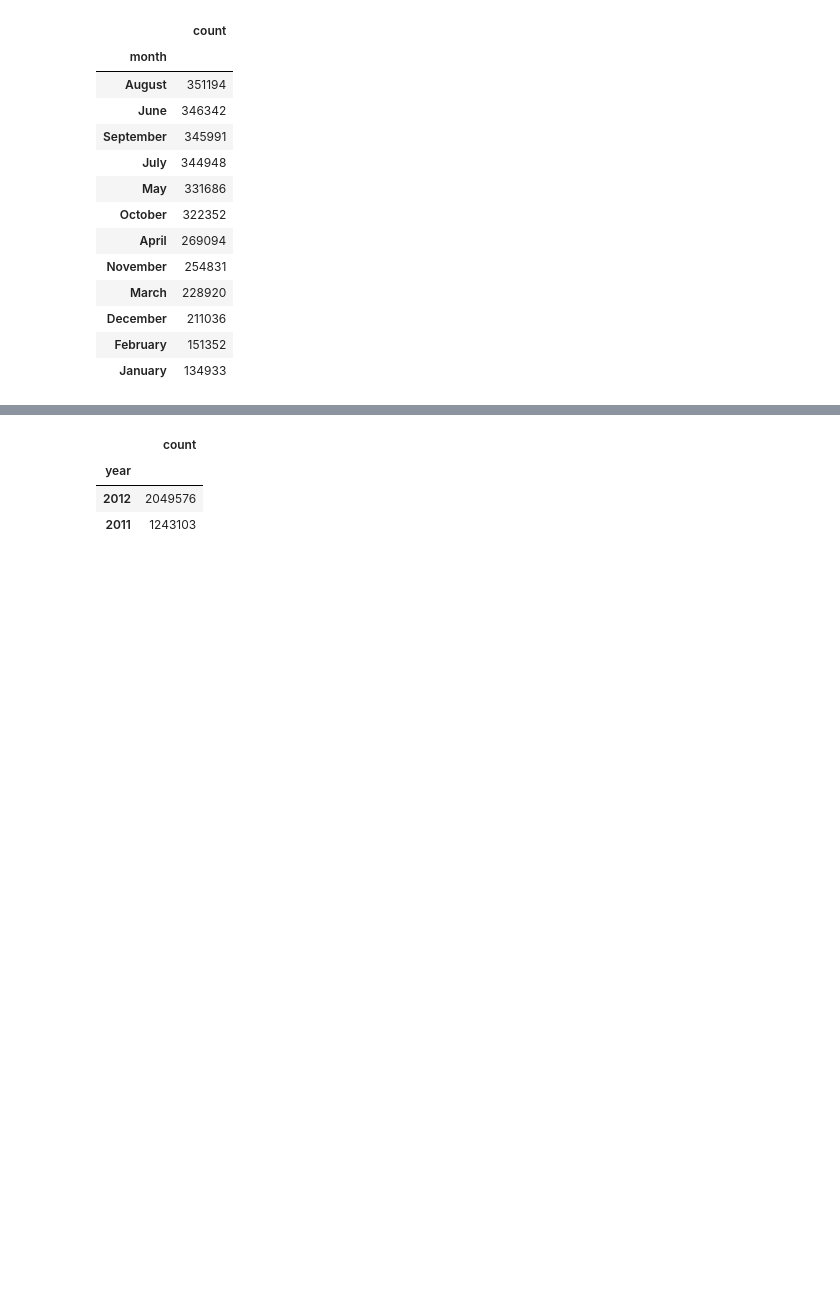
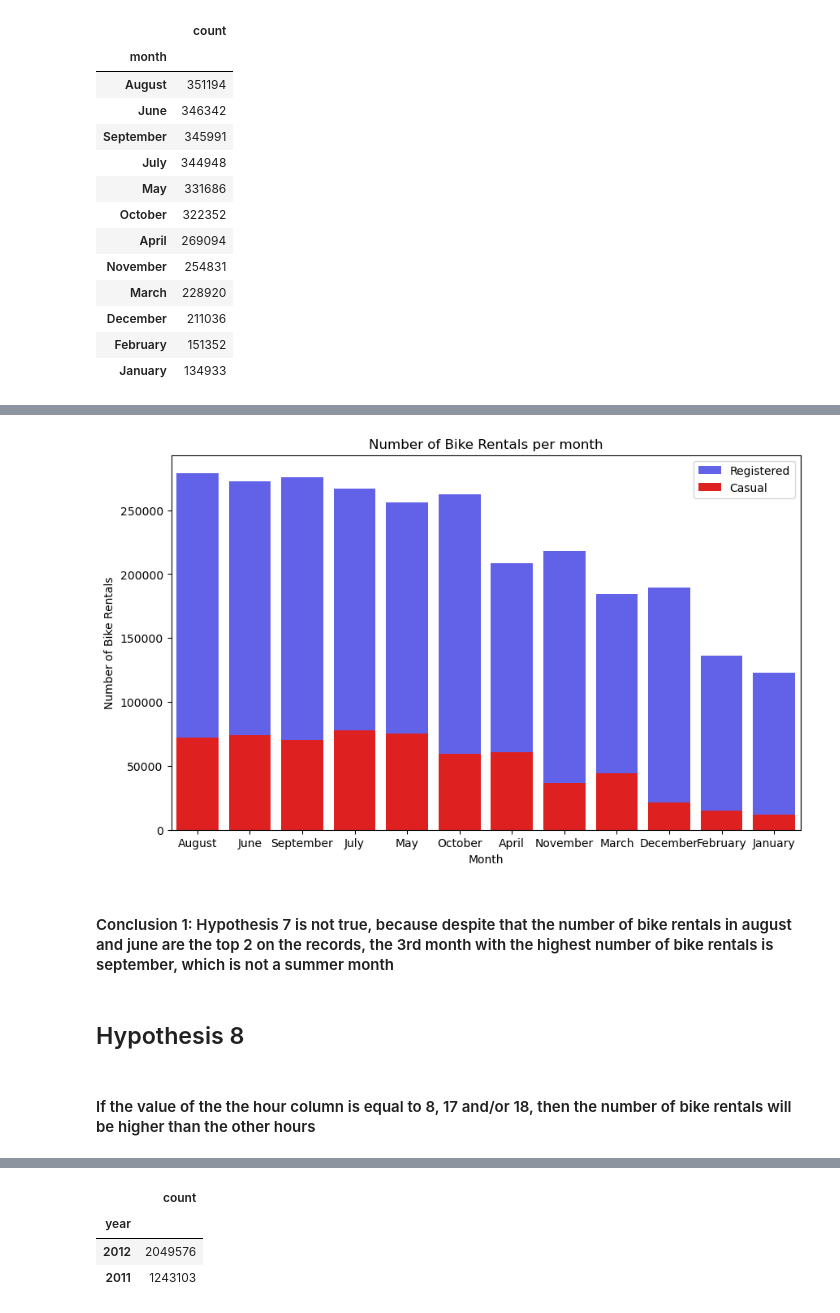
Before and after one commit to MaxLopezSalgado/capital_bike_sharing, a Jupyter notebook: eda/eda.ipynb, the cells around one changed output, grey strips where cells are left out. Saved outputs shown, nothing was run; the diff lists cells and outputs as text; code cells hidden in the pictures; blank space fills up the shorter version.

```diff
--- a/eda/eda.ipynb
+++ b/eda/eda.ipynb
@@ -345,3 +346,7 @@ rentals_per_month
 | December | 211036 |
 | February | 151352 |
 | January | 134933 |
+# %%
+# create a new df for rental_per_month pivot table to check the number of bike rentals in each day using groupby function
+rentals_per_month_df = rentals_time_weather.groupby('month').sum().sort_values(by='count', ascending=False)
+rentals_per_month_df
@@ -347,0 +368,22 @@ rentals_per_month
+# %%
+# create a bar plot that shows the number of bike rentals per month and the type of user
+plt.figure(figsize=(10, 6))
+sns.barplot(x=rentals_per_month_df.index, y=rentals_per_month_df['registered_user'], color='blue', label='Registered', alpha=0.7)   # we need to call this first to get the casual users on top of the registered users in the graph
+sns.barplot(x=rentals_per_month_df.index, y=rentals_per_month_df['casual_user'], color='red', label='Casual')
+plt.title('Number of Bike Rentals per month')
+plt.xlabel('Month')
+plt.ylabel('Number of Bike Rentals')
+plt.legend()
+
+# Adjust the y-axis tick labels to display the actual numbers without scientific notation
+plt.ticklabel_format(style='plain', axis='y')
+
+plt.show()
+# %% [output]
+[figure, added]
+# %% [markdown]
+#### Conclusion 1: Hypothesis 7 is not true, because despite that the number of bike rentals in august and june are the top 2 on the records, the 3rd month with the highest number of bike rentals is september, which is not a summer month
+# %% [markdown]
+## Hypothesis 8
+# %% [markdown]
+#### If the value of the the hour column is equal to 8, 17 and/or 18, then the number of bike rentals will be higher than the other hours
```
Also changed, not shown: parts of 29 cells of this notebook.
